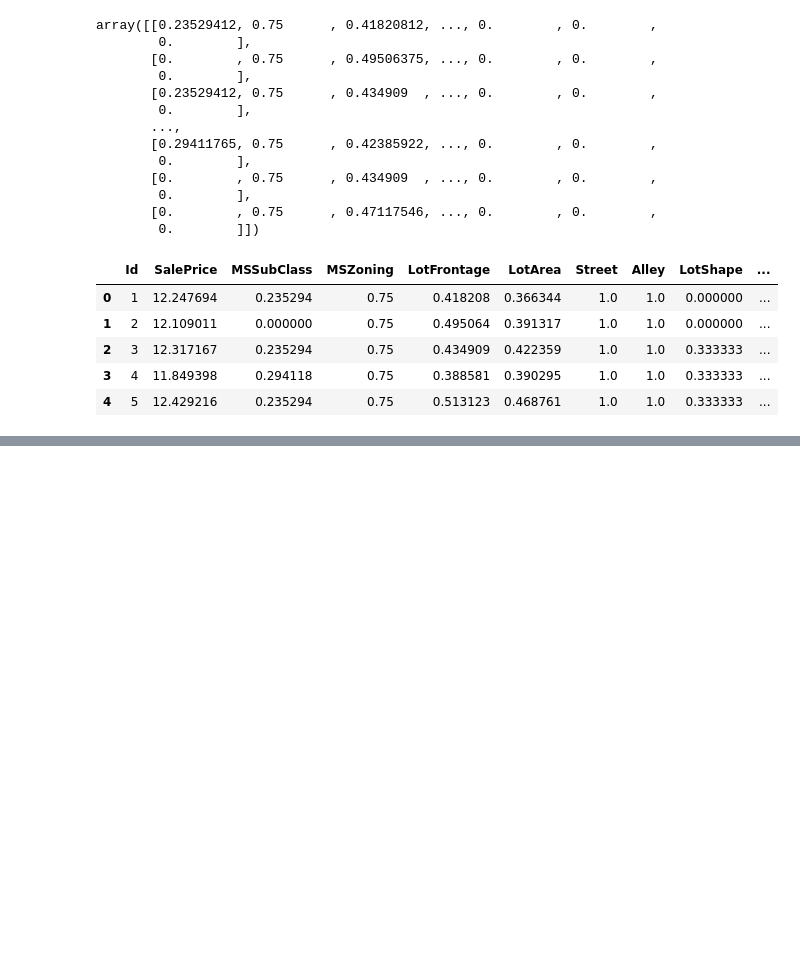
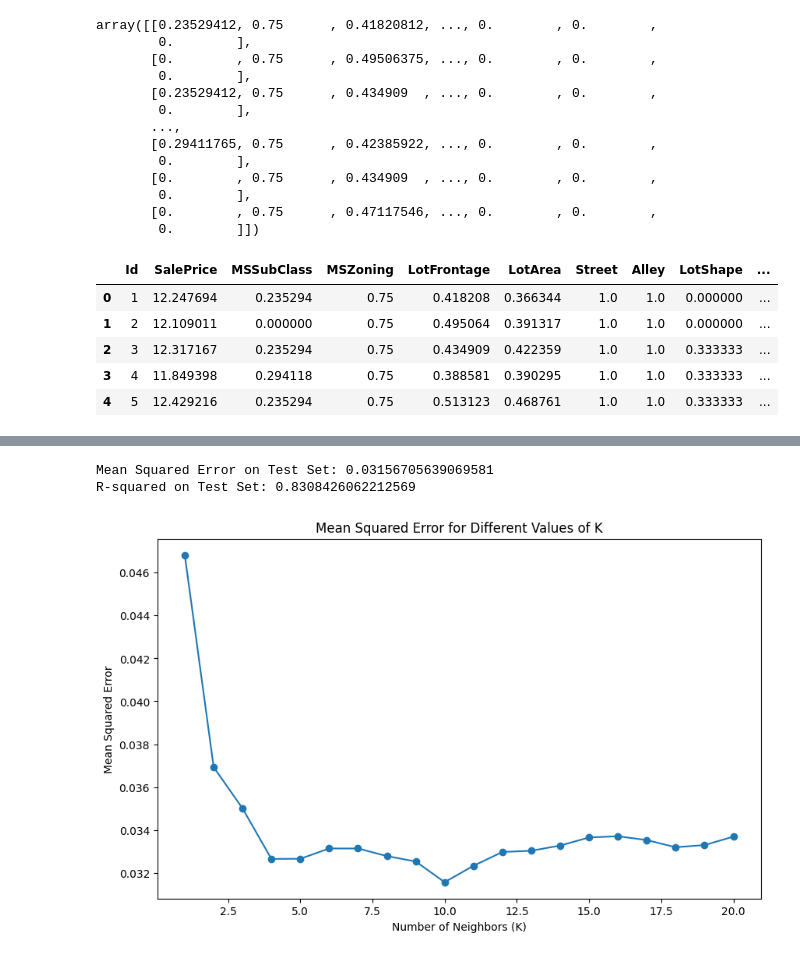
Before and after one commit to LTNhoTin/DAP_lap1, a Jupyter notebook: AI1808_SE173462_LeToNhoTin.ipynb, the cells around one changed output, grey strips where cells are left out. Drawn from its saved outputs; the diff is of its cells as text; code cells hidden in the pictures; blank space fills up the shorter version.

```diff
--- a/AI1808_SE173462_LeToNhoTin.ipynb
+++ b/AI1808_SE173462_LeToNhoTin.ipynb
@@ -247,5 +253,6 @@ y = data['SalePrice']
+# %%
+features = data[['OverallQual', 'GrLivArea', 'GarageCars', 'TotalBsmtSF', 'FullBath', 'YearBuilt']]
+target = data['SalePrice']
 # %%
-X_train, X_test, y_train, y_test = train_test_split(X, y, test_size=0.2, random_state=41)
+scaled_features = StandardScaler().fit_transform(features)
+X_train, X_test, y_train, y_test = train_test_split(scaled_features, target, test_size=0.2, random_state=42)
-# %%
-model = RandomForestRegressor(random_state=41)
-model.fit(X_train, y_train)
@@ -259,0 +259,6 @@ MSE: 0.01661736779501029
+# %%
+max_k = 20
+mse_scores = [mean_squared_error(y_test, KNeighborsRegressor(n_neighbors=k).fit(X_train, y_train).predict(X_test)) for k in range(1, max_k+1)]
+optimal_k = mse_scores.index(min(mse_scores)) + 1
+knn = KNeighborsRegressor(n_neighbors=optimal_k).fit(X_train, y_train)
+y_pred = knn.predict(X_test)
@@ -259,0 +283,17 @@ MSE: 0.01661736779501029
+# %%
+mse_test = mean_squared_error(y_test, y_pred)
+r2_test = r2_score(y_test, y_pred)
+print(f'Mean Squared Error on Test Set: {mse_test}')
+print(f'R-squared on Test Set: {r2_test}')
+# %% [output]
+Mean Squared Error on Test Set: 0.03156705639069581
+R-squared on Test Set: 0.8308426062212569
+# %%
+plt.figure(figsize=(10, 6))
+plt.plot(range(1, max_k+1), mse_scores, marker='o')
+plt.title('Mean Squared Error for Different Values of K')
+plt.xlabel('Number of Neighbors (K)')
+plt.ylabel('Mean Squared Error')
+plt.show()
+# %% [output]
+[figure, added]
```
Also changed, not shown: parts of 7 cells of this notebook, 1 other file.
